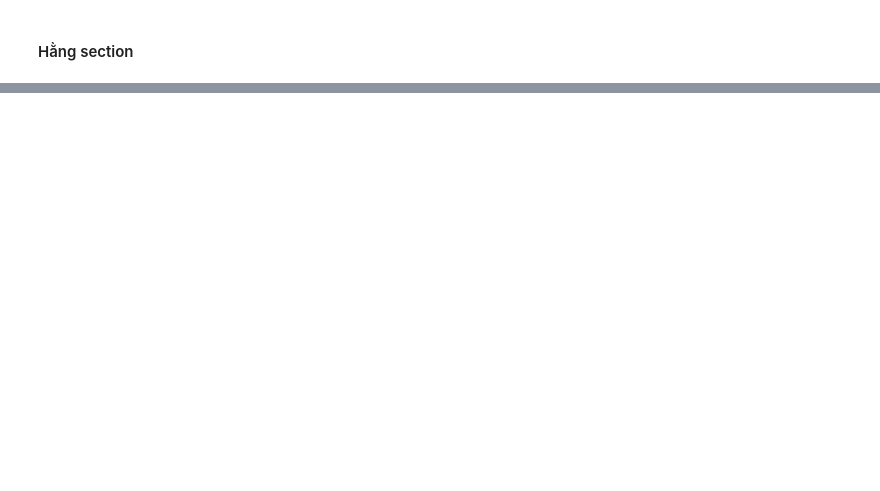
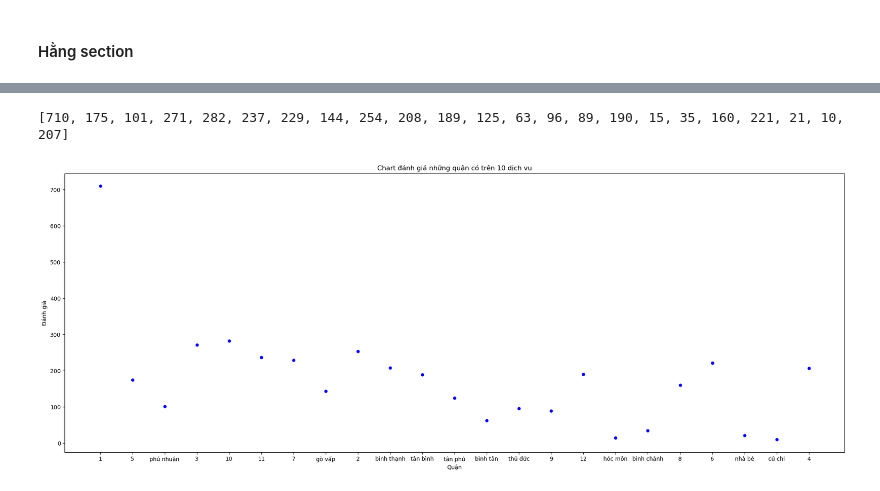
Before and after one commit to thafnhlong/HCMUS-UNIV-WebScience-VisualizeData, a Jupyter notebook: Source.ipynb, the cells around one changed output, grey strips where cells are left out. Saved outputs shown, nothing was run; the diff lists cells and outputs as text; code cells hidden in the pictures; blank space fills up the shorter version.

```diff
--- a/Source.ipynb
+++ b/Source.ipynb
@@ -1126,0 +1059,32 @@ plt.show()
+# %%
+# code here
+# Hang: Thống kê dịch vụ > 10 theo từng quận
+# Danh sách quận
+ListDistrict = DATA["district"].drop_duplicates().tolist()
+list_service = []
+count = 0
+district = DATA['district'].tolist()
+service = DATA['other_service'].tolist()
+ListWebsite = DATA["website"].drop_duplicates().tolist()
+for distr in ListDistrict:
+    count = 0
+    for i in range(0,len(service)):
+        # print(service[i])
+        if (type (service[i]) == str):
+            if(service[i] != None and  len(service[i])> 10 and district[i]==distr):
+                count = count + 1
+    list_service.append(count)
+
+print(list_service)
+# make the plot
+
+data={'Quận':ListDistrict,
+      'Đánh giá':list_service}
+df = pd.DataFrame(data = data);
+df.plot.scatter(x = 'Quận', y = 'Đánh giá', s=23 ,c = 'blue', figsize=(25,9));
+plt.title("Chart đánh giá những quận có trên 10 dịch vụ")
+
+plt.show()
+# %% [output]
+[710, 175, 101, 271, 282, 237, 229, 144, 254, 208, 189, 125, 63, 96, 89, 190, 15, 35, 160, 221, 21, 10, 207]
+[figure, added]
```
Also changed, not shown: parts of 25 cells of this notebook.
